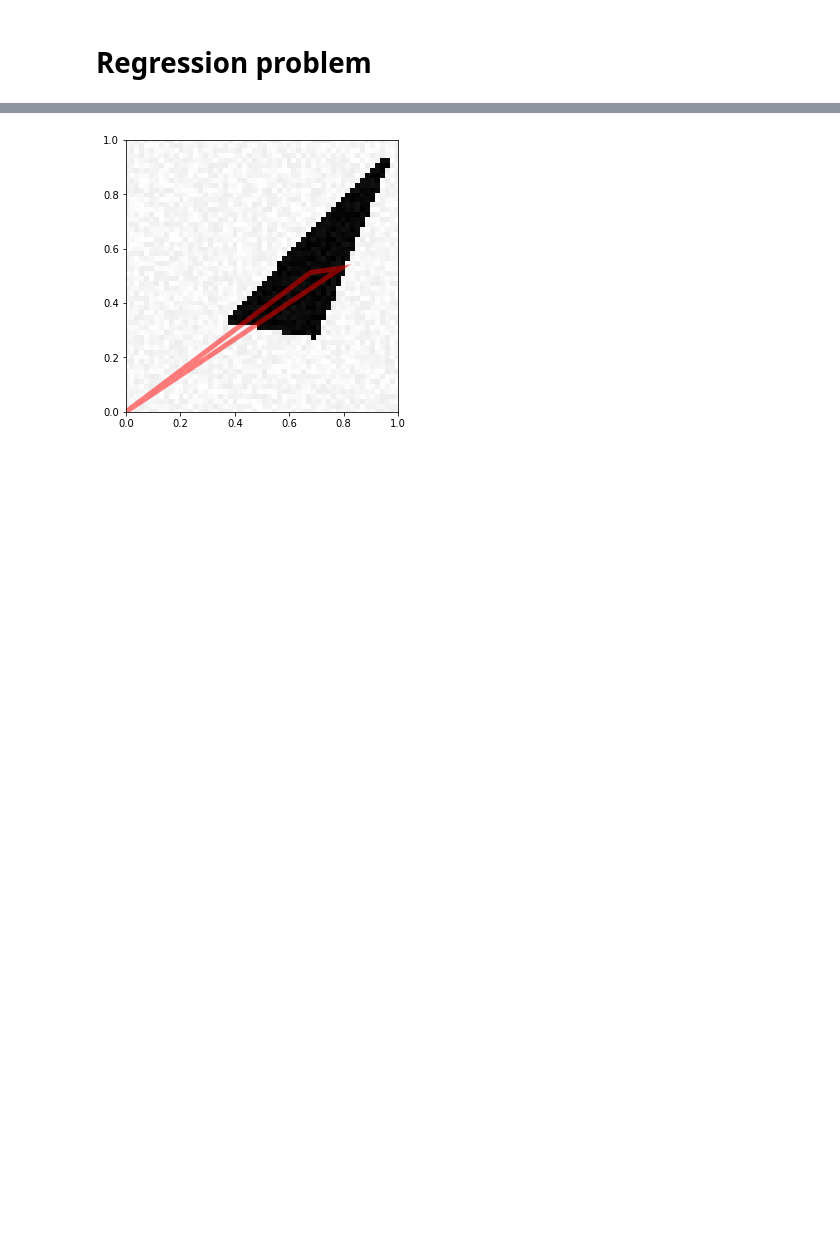
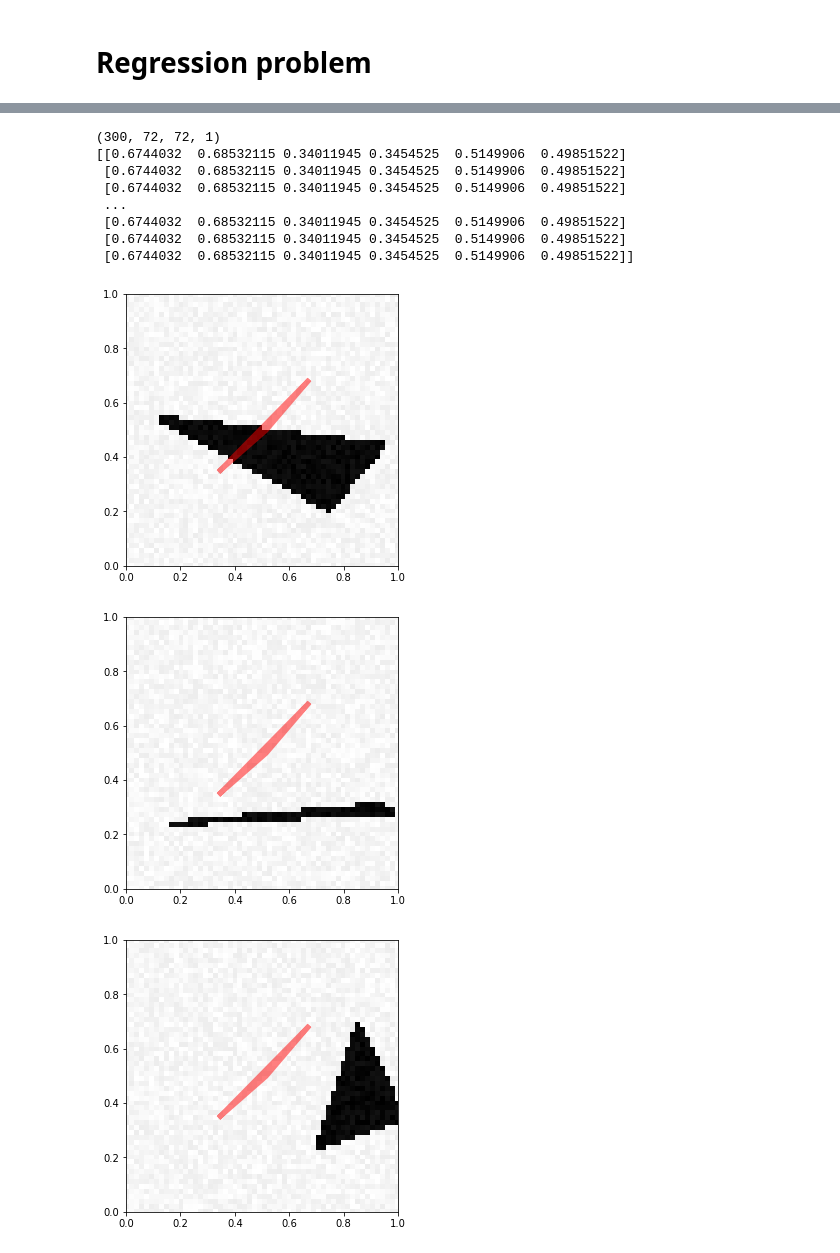
Before and after one commit to joelseytre/deep-learning-course, a Jupyter notebook: mp1-jseytre.ipynb, the cells around one changed output, grey strips where cells are left out. Saved outputs shown, nothing was run; the diff lists cells and outputs as text; code cells hidden in the pictures; blank space fills up the shorter version.

```diff
--- a/mp1-jseytre.ipynb
+++ b/mp1-jseytre.ipynb
@@ -298,5 +330,19 @@ Epoch 10/10
 <keras.callbacks.History at 0x...>
-# %%
-visualize_prediction(X_test3[0],model3.predict(X_test3)[0])
-# %% [output]
-[figure, removed]
+# %%
+print(X_test3.shape)
+print(model3.predict(X_test3))
+
+for i in range(0,5):
+    visualize_prediction(X_train3[i,:,:], model3.predict(X_train3)[i,:])
+# %% [output]
+(300, 72, 72, 1)
+[[0.6744032  0.68532115 0.34011945 0.3454525  0.5149906  0.49851522]
+ [0.6744032  0.68532115 0.34011945 0.3454525  0.5149906  0.49851522]
+ [0.6744032  0.68532115 0.34011945 0.3454525  0.5149906  0.49851522]
+ ...
+ [0.6744032  0.68532115 0.34011945 0.3454525  0.5149906  0.49851522]
+ [0.6744032  0.68532115 0.34011945 0.3454525  0.5149906  0.49851522]
+ [0.6744032  0.68532115 0.34011945 0.3454525  0.5149906  0.49851522]]
+[figure, added]
+[figure, added]
+[figure, added]
```
Also changed, not shown: parts of 13 cells of this notebook, 1 other file.
